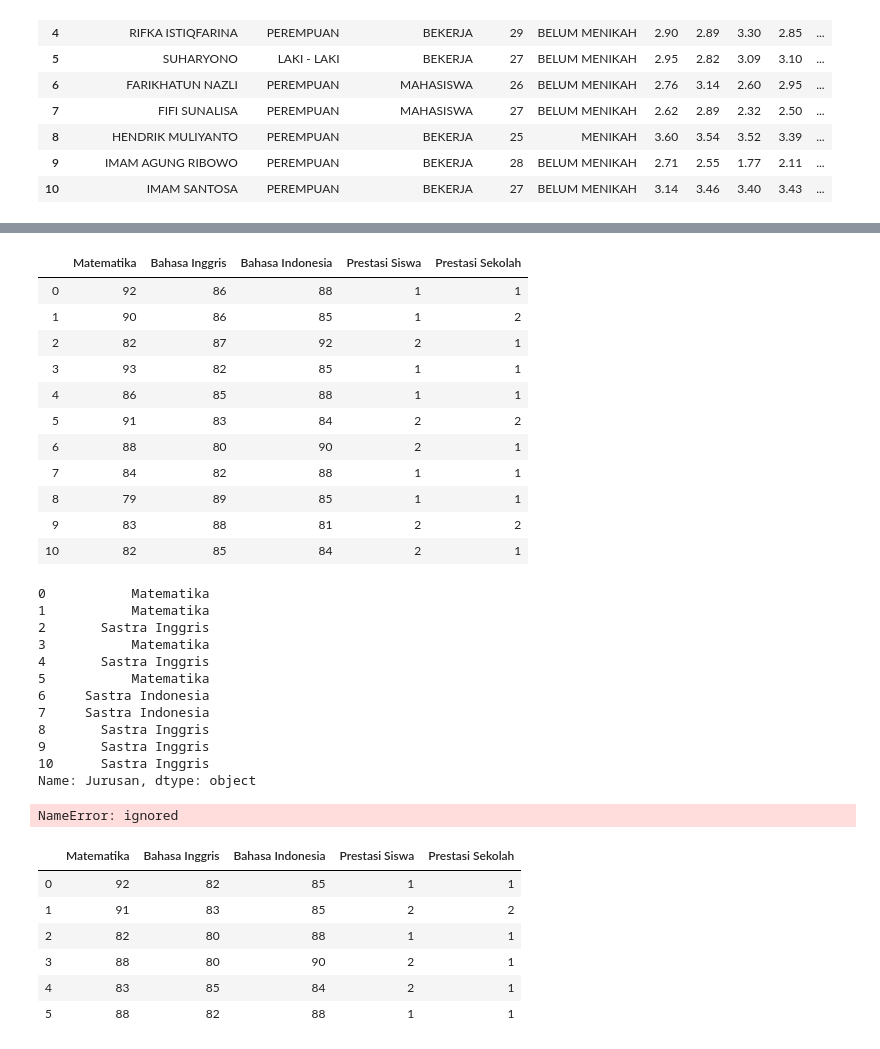
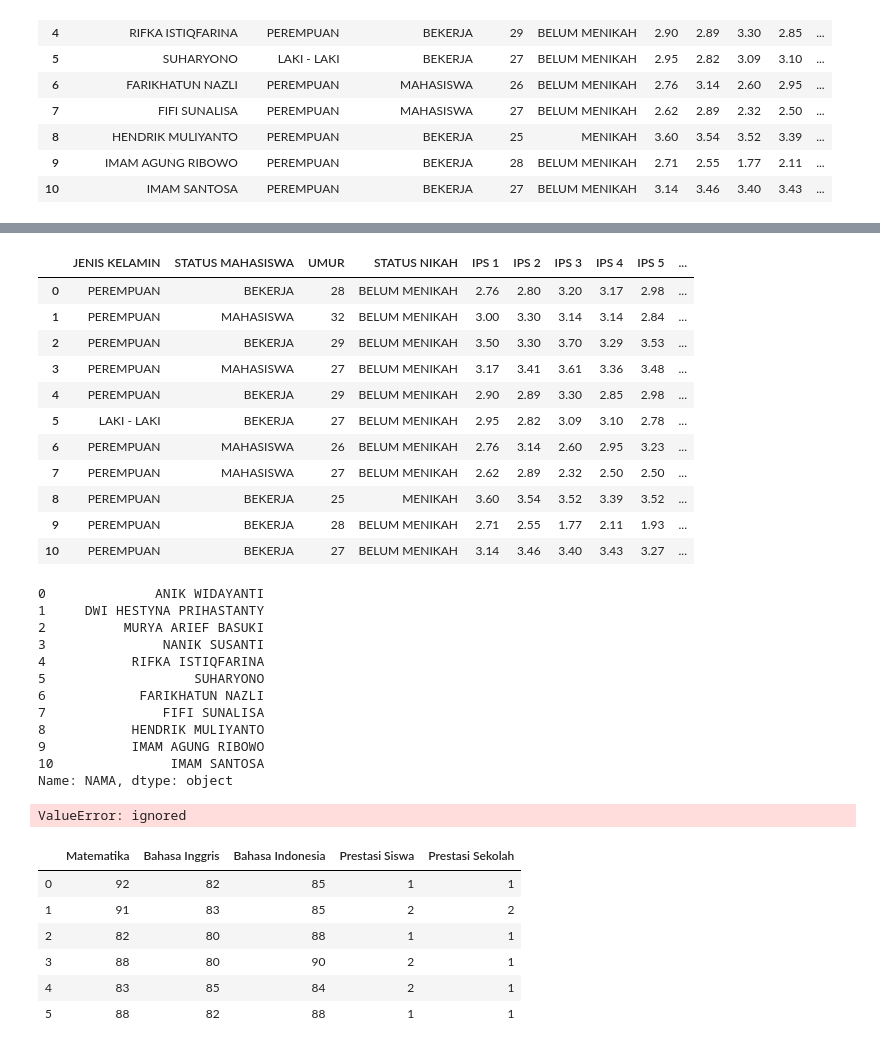
Before and after one commit to yasirarism/Klasifikasi-Data-Kelulusan-Mahasiswa-Dengan-Python, a Jupyter notebook: naive-bayes-akurasi.ipynb, the cells around one changed output, grey strips where cells are left out. Drawn from its saved outputs; the diff is of its cells as text; code cells hidden in the pictures.

```diff
--- a/naive-bayes-akurasi.ipynb
+++ b/naive-bayes-akurasi.ipynb
@@ -58,35 +51,35 @@ plt.show()
 # %%
-x = datalatih.drop(["Jurusan"], axis=1)
+x = data_training.drop(["NAMA"], axis=1)
 x.head(11)
 # %% [output]
-|  | Matematika | Bahasa Inggris | Bahasa Indonesia | Prestasi Siswa | Prestasi Sekolah |
-| 0 | 92 | 86 | 88 | 1 | 1 |
-| 1 | 90 | 86 | 85 | 1 | 2 |
-| 2 | 82 | 87 | 92 | 2 | 1 |
-| 3 | 93 | 82 | 85 | 1 | 1 |
-| 4 | 86 | 85 | 88 | 1 | 1 |
-| 5 | 91 | 83 | 84 | 2 | 2 |
-| 6 | 88 | 80 | 90 | 2 | 1 |
-| 7 | 84 | 82 | 88 | 1 | 1 |
-| 8 | 79 | 89 | 85 | 1 | 1 |
-| 9 | 83 | 88 | 81 | 2 | 2 |
-| 10 | 82 | 85 | 84 | 2 | 1 |
+|  | JENIS KELAMIN | STATUS MAHASISWA | UMUR | STATUS NIKAH | IPS 1 | IPS 2 | IPS 3 | IPS 4 | IPS 5 | ... |
+| 0 | PEREMPUAN | BEKERJA | 28 | BELUM MENIKAH | 2.76 | 2.80 | 3.20 | 3.17 | 2.98 | ... |
+| 1 | PEREMPUAN | MAHASISWA | 32 | BELUM MENIKAH | 3.00 | 3.30 | 3.14 | 3.14 | 2.84 | ... |
+| 2 | PEREMPUAN | BEKERJA | 29 | BELUM MENIKAH | 3.50 | 3.30 | 3.70 | 3.29 | 3.53 | ... |
+| 3 | PEREMPUAN | MAHASISWA | 27 | BELUM MENIKAH | 3.17 | 3.41 | 3.61 | 3.36 | 3.48 | ... |
+| 4 | PEREMPUAN | BEKERJA | 29 | BELUM MENIKAH | 2.90 | 2.89 | 3.30 | 2.85 | 2.98 | ... |
+| 5 | LAKI - LAKI | BEKERJA | 27 | BELUM MENIKAH | 2.95 | 2.82 | 3.09 | 3.10 | 2.78 | ... |
+| 6 | PEREMPUAN | MAHASISWA | 26 | BELUM MENIKAH | 2.76 | 3.14 | 2.60 | 2.95 | 3.23 | ... |
+| 7 | PEREMPUAN | MAHASISWA | 27 | BELUM MENIKAH | 2.62 | 2.89 | 2.32 | 2.50 | 2.50 | ... |
+| 8 | PEREMPUAN | BEKERJA | 25 | MENIKAH | 3.60 | 3.54 | 3.52 | 3.39 | 3.52 | ... |
+| 9 | PEREMPUAN | BEKERJA | 28 | BELUM MENIKAH | 2.71 | 2.55 | 1.77 | 2.11 | 1.93 | ... |
+| 10 | PEREMPUAN | BEKERJA | 27 | BELUM MENIKAH | 3.14 | 3.46 | 3.40 | 3.43 | 3.27 | ... |
 # %%
-y = datalatih["Jurusan"]
+y = data_training["NAMA"]
 y.head(11)
 # %% [output]
-0           Matematika
-1           Matematika
-2       Sastra Inggris
-3           Matematika
-4       Sastra Inggris
-5           Matematika
-6     Sastra Indonesia
-7     Sastra Indonesia
-8       Sastra Inggris
-9       Sastra Inggris
-10      Sastra Inggris
-Name: Jurusan, dtype: object
+0              ANIK WIDAYANTI
+1     DWI HESTYNA PRIHASTANTY
+2          MURYA ARIEF BASUKI
+3               NANIK SUSANTI
+4           RIFKA ISTIQFARINA
+5                   SUHARYONO
+6            FARIKHATUN NAZLI
+7               FIFI SUNALISA
+8           HENDRIK MULIYANTO
+9           IMAM AGUNG RIBOWO
+10               IMAM SANTOSA
+Name: NAMA, dtype: object
 # %%
 from sklearn.model_selection import train_test_split
 # Import Gaussian Naive Bayes model
@@ -95,10 +88,10 @@ from sklearn.naive_bayes import GaussianNB
 modelnb = GaussianNB()
 # Memasukkan data training pada fungsi klasifikasi naive bayes
 nbtrain = modelnb.fit(x, y)
-datauji = pd.read_excel("https://github.com/yasirarism/Klasifikasi-Data-Kelulusan-Mahasiswa-Dengan-Python/raw/main/Data%20Kelulusan%20Mahasiswa_Data%20Training.xls")
+datauji = pd.read_excel("https://github.com/yasirarism/Klasifikasi-Data-Kelulusan-Mahasiswa-Dengan-Python/raw/main/Data%20Kelulusan%20Mahasiswa_Data%20Testing.xls")
 datauji.head(11)
 # %% [output]
-NameError: ignored
+ValueError: ignored
 # %%
 x_test = datauji.drop(["Jurusan"], axis=1)
 x_test.head(11)
```
Also changed, not shown: parts of 2 cells of this notebook.
